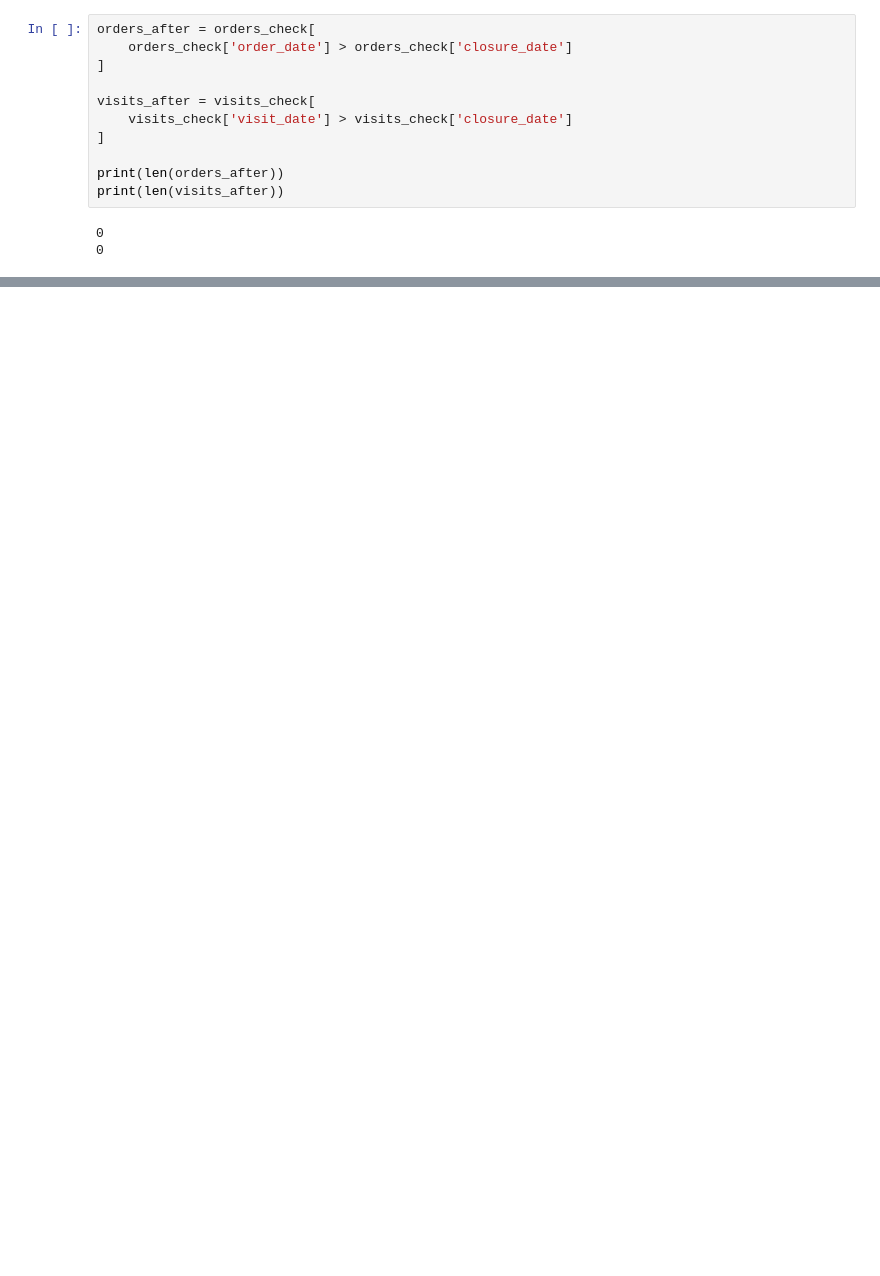
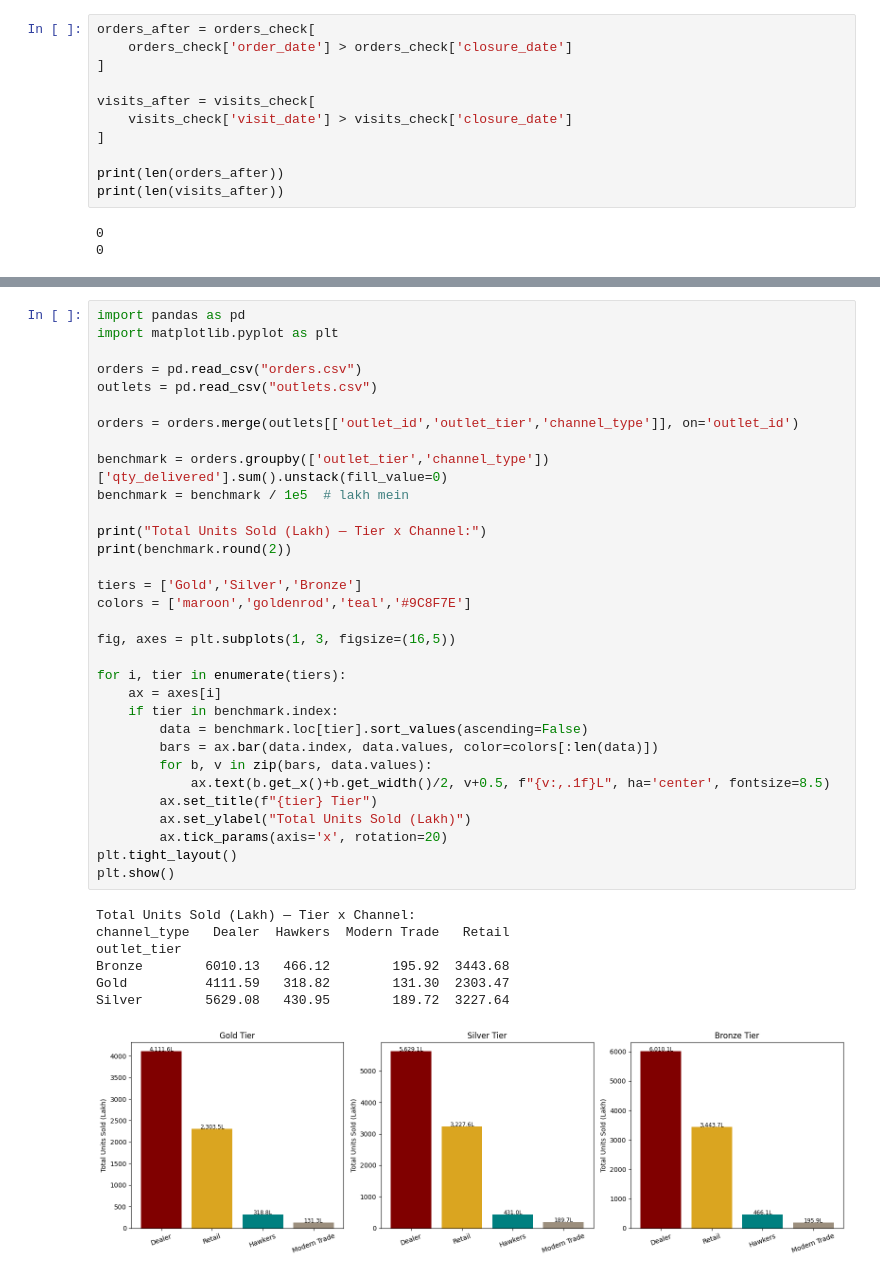
Before and after one commit to namanbhattt07/gpil-graphrag, a Jupyter notebook: data/data_analysis.ipynb, the cells around one changed output, grey strips where cells are left out. Drawn from its saved outputs; the diff is of its cells as text; blank space fills up the shorter version.

```diff
--- a/data/data_analysis.ipynb
+++ b/data/data_analysis.ipynb
@@ -663,0 +505,40 @@ Name: qty_delivered, dtype: int64
+# %%
+import pandas as pd
+import matplotlib.pyplot as plt
+
+orders = pd.read_csv("orders.csv")
+outlets = pd.read_csv("outlets.csv")
+
+orders = orders.merge(outlets[['outlet_id','outlet_tier','channel_type']], on='outlet_id')
+
+benchmark = orders.groupby(['outlet_tier','channel_type'])['qty_delivered'].sum().unstack(fill_value=0)
+benchmark = benchmark / 1e5  # lakh mein
+
+print("Total Units Sold (Lakh) — Tier x Channel:")
+print(benchmark.round(2))
+
+tiers = ['Gold','Silver','Bronze']
+colors = ['maroon','goldenrod','teal','#9C8F7E']
+
+fig, axes = plt.subplots(1, 3, figsize=(16,5))
+
+for i, tier in enumerate(tiers):
+    ax = axes[i]
+    if tier in benchmark.index:
+        data = benchmark.loc[tier].sort_values(ascending=False)
+        bars = ax.bar(data.index, data.values, color=colors[:len(data)])
+        for b, v in zip(bars, data.values):
+            ax.text(b.get_x()+b.get_width()/2, v+0.5, f"{v:,.1f}L", ha='center', fontsize=8.5)
+        ax.set_title(f"{tier} Tier")
+        ax.set_ylabel("Total Units Sold (Lakh)")
+        ax.tick_params(axis='x', rotation=20)
+plt.tight_layout()
+plt.show()
+# %% [output]
+Total Units Sold (Lakh) — Tier x Channel:
+channel_type   Dealer  Hawkers  Modern Trade   Retail
+outlet_tier
+Bronze        6010.13   466.12        195.92  3443.68
+Gold          4111.59   318.82        131.30  2303.47
+Silver        5629.08   430.95        189.72  3227.64
+[figure, added]
```
Also changed, not shown: parts of 16 cells of this notebook, 45 other files.
